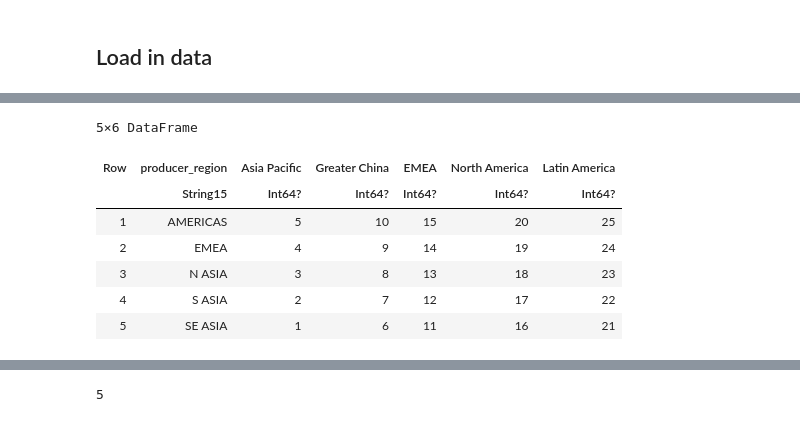
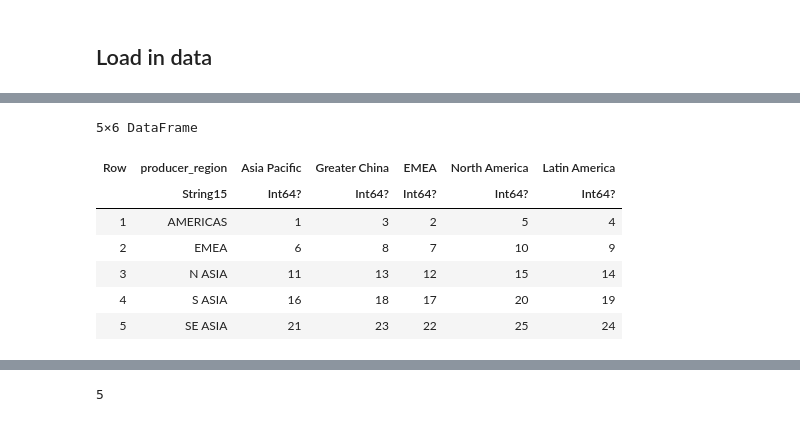
Before and after one commit to jasonjiajs/15.093_optimization_methods, a Jupyter notebook: model.ipynb, the cells around one changed output, grey strips where cells are left out. Drawn from its saved outputs; the diff is of its cells as text; code cells hidden in the pictures.

```diff
--- a/model.ipynb
+++ b/model.ipynb
@@ -36,21 +74,22 @@ holding_costs.inventory_costs_holding = holding_costs.inventory_costs_holding *
 shipping_costs = CSV.read("transport_costs.csv", DataFrame);
 # %%
 shipping_mapping = shipping_costs[:, 1:2]
+shipping_mapping = sort(shipping_mapping, [:producer_region, :consumer_region], rev=[false, false])
 shipping_mapping = hcat(DataFrame(Row_Count=1:nrow(shipping_mapping)), shipping_mapping)
 shipping_mapping = combine(groupby(shipping_mapping, [:producer_region, :consumer_region])) do sub_df
     DataFrame(Value_mean = first(sub_df.Row_Count))
 end
 shipping_mapping = unstack(shipping_mapping, :consumer_region, :Value_mean)
 shipping_mapping = sort(shipping_mapping, :producer_region)
 # %% [output]
 5×6 DataFrame
 | Row | producer_region | Asia Pacific | Greater China | EMEA | North America | Latin America |
 |  | String15 | Int64? | Int64? | Int64? | Int64? | Int64? |
-| 1 | AMERICAS | 5 | 10 | 15 | 20 | 25 |
-| 2 | EMEA | 4 | 9 | 14 | 19 | 24 |
-| 3 | N ASIA | 3 | 8 | 13 | 18 | 23 |
-| 4 | S ASIA | 2 | 7 | 12 | 17 | 22 |
-| 5 | SE ASIA | 1 | 6 | 11 | 16 | 21 |
+| 1 | AMERICAS | 1 | 3 | 2 | 5 | 4 |
+| 2 | EMEA | 6 | 8 | 7 | 10 | 9 |
+| 3 | N ASIA | 11 | 13 | 12 | 15 | 14 |
+| 4 | S ASIA | 16 | 18 | 17 | 20 | 19 |
+| 5 | SE ASIA | 21 | 23 | 22 | 25 | 24 |
 # %%
 production_costs = CSV.read("cost.csv", DataFrame)
 replace!(production_costs.Region, "Europe, Middle East, and Africa" => "EMEA");
```
Also changed, not shown: parts of 29 cells of this notebook, 4 other files.
